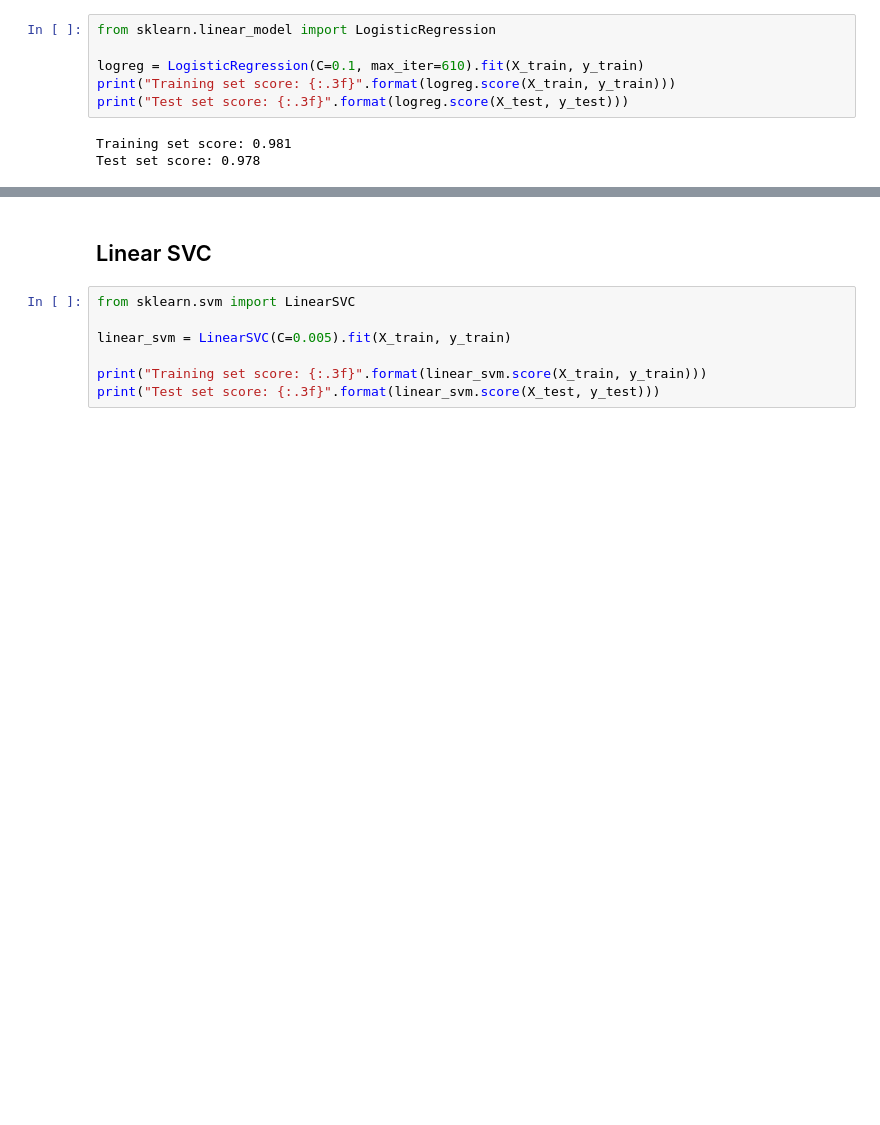
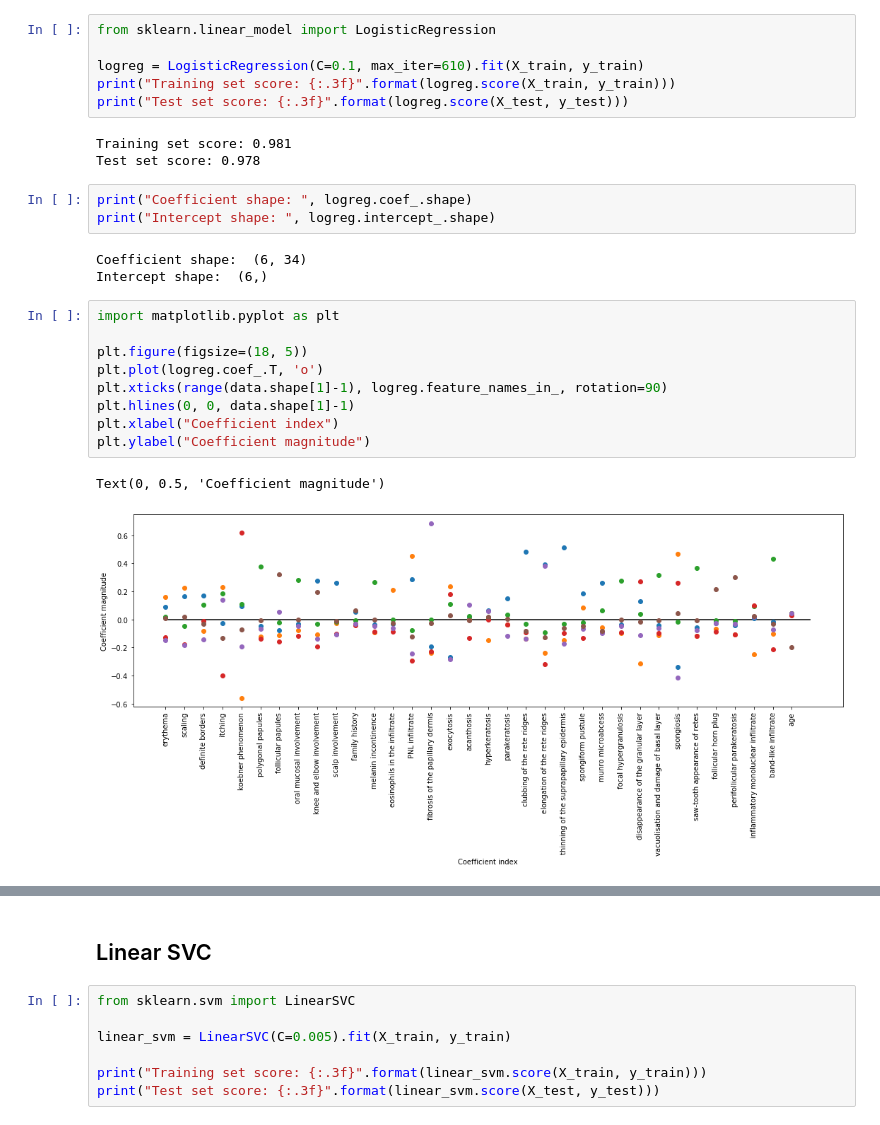
Before and after one commit to Rubas22/2021_pml_rubas, a Jupyter notebook: project/erythemato_squamous_analysis.ipynb, the cells around one changed output, grey strips where cells are left out. Drawn from its saved outputs; the diff is of its cells as text; blank space fills up the shorter version.

Commit message:
Analize coefficients in logistic regression

```diff
--- a/project/erythemato_squamous_analysis.ipynb
+++ b/project/erythemato_squamous_analysis.ipynb
@@ -54,3 +54,21 @@ print("Test set score: {:.3f}".format(logreg.score(X_test, y_test)))
 # %% [output]
 Training set score: 0.981
 Test set score: 0.978
+# %%
+print("Coefficient shape: ", logreg.coef_.shape)
+print("Intercept shape: ", logreg.intercept_.shape)
+# %% [output]
+Coefficient shape:  (6, 34)
+Intercept shape:  (6,)
+# %%
+import matplotlib.pyplot as plt
+
+plt.figure(figsize=(18, 5))
+plt.plot(logreg.coef_.T, 'o')
+plt.xticks(range(data.shape[1]-1), logreg.feature_names_in_, rotation=90)
+plt.hlines(0, 0, data.shape[1]-1)
+plt.xlabel("Coefficient index")
+plt.ylabel("Coefficient magnitude")
+# %% [output]
+Text(0, 0.5, 'Coefficient magnitude')
+[figure, added]
```
Also changed, not shown: parts of 2 cells of this notebook.
